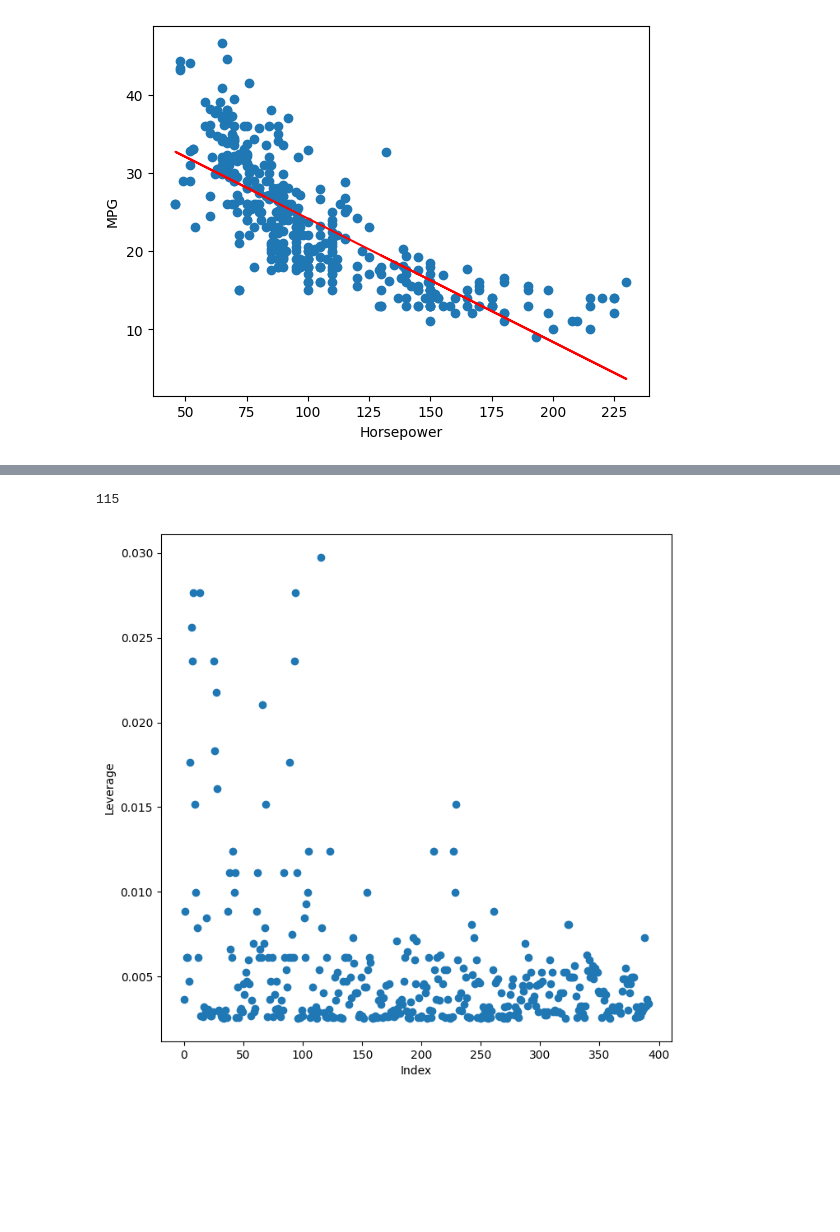
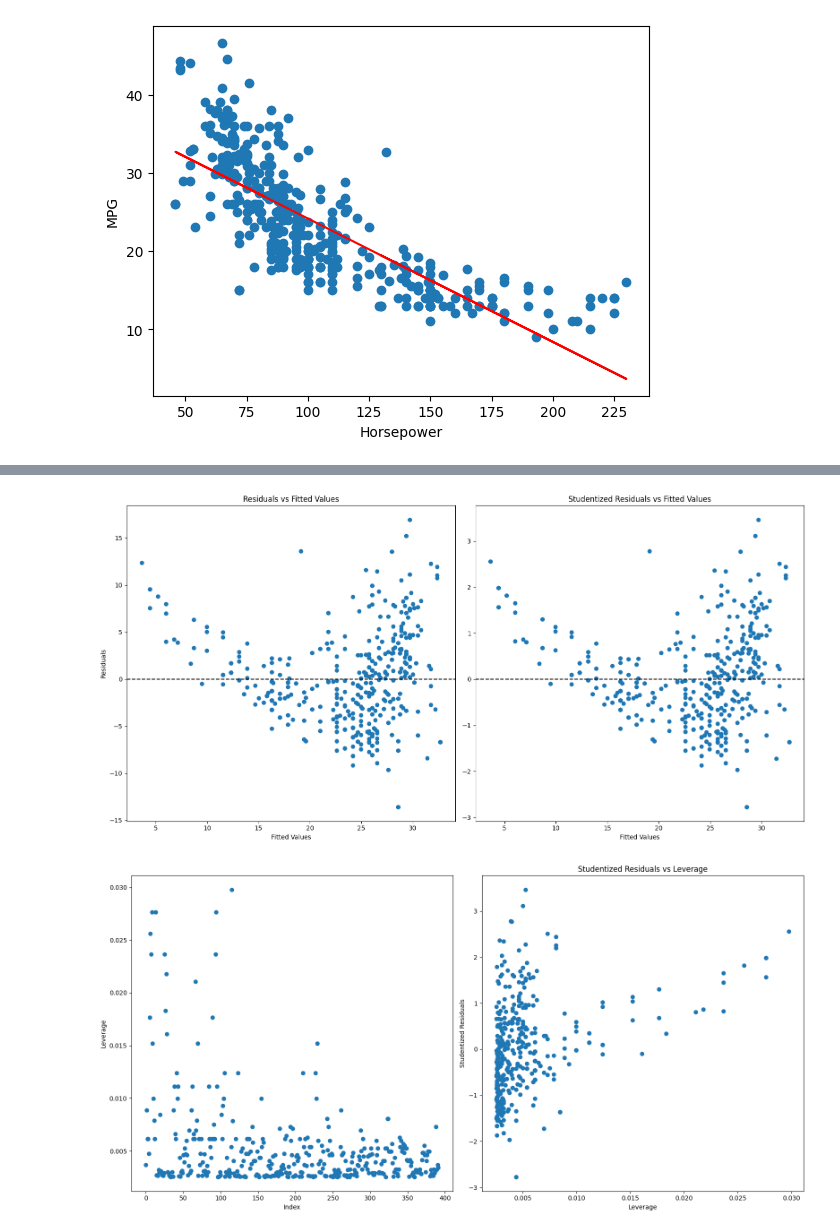
Before and after one commit to samjingwen/islp, a Jupyter notebook: ch03/ch03.ipynb, the cells around one changed output, grey strips where cells are left out. Saved outputs shown, nothing was run; the diff lists cells and outputs as text; code cells hidden in the pictures; blank space fills up the shorter version.

```diff
--- a/ch03/ch03.ipynb
+++ b/ch03/ch03.ipynb
@@ -80,10 +73,38 @@ ax.axhline(0, c='k', ls='--');
+# %%
+infl = model.get_influence()
+
+fig, axes = plt.subplots(1, 2, figsize=(16, 8))
+
+axes[0].scatter(model.fittedvalues, model.resid)
+axes[0].axhline(0, color='k', linestyle='--')
+axes[0].set_xlabel('Fitted Values')
+axes[0].set_ylabel('Residuals')
+axes[0].set_title('Residuals vs Fitted Values')
+
+axes[1].scatter(model.fittedvalues, infl.resid_studentized)
+axes[1].axhline(0, color='k', linestyle='--')
+axes[1].set_xlabel('Fitted Values')
+axes[1].set_title('Studentized Residuals vs Fitted Values')
+
+plt.tight_layout()
+plt.show()
+# %% [output]
+[figure, added]
 # %%
 infl = model.get_influence()
-fig, ax = plt.subplots(figsize=(8,8))
-ax.scatter(np.arange(df.shape[0]), infl.hat_matrix_diag)
-ax.set_xlabel('Index')
-ax.set_ylabel('Leverage')
+
+fig, axes = plt.subplots(1, 2, figsize=(16,8))
+axes[0].scatter(np.arange(df.shape[0]), infl.hat_matrix_diag)
+axes[0].set_xlabel('Index')
+axes[0].set_ylabel('Leverage')
 np.argmax(infl.hat_matrix_diag)
+
+axes[1].scatter(infl.hat_matrix_diag, infl.resid_studentized)
+axes[1].set_xlabel('Leverage')
+axes[1].set_ylabel('Studentized Residuals')
+axes[1].set_title('Studentized Residuals vs Leverage')
+
+plt.tight_layout()
+plt.show()
 # %% [output]
-115
-[figure, old version]
+[figure, new version]
```
Also changed, not shown: parts of 9 cells of this notebook.
